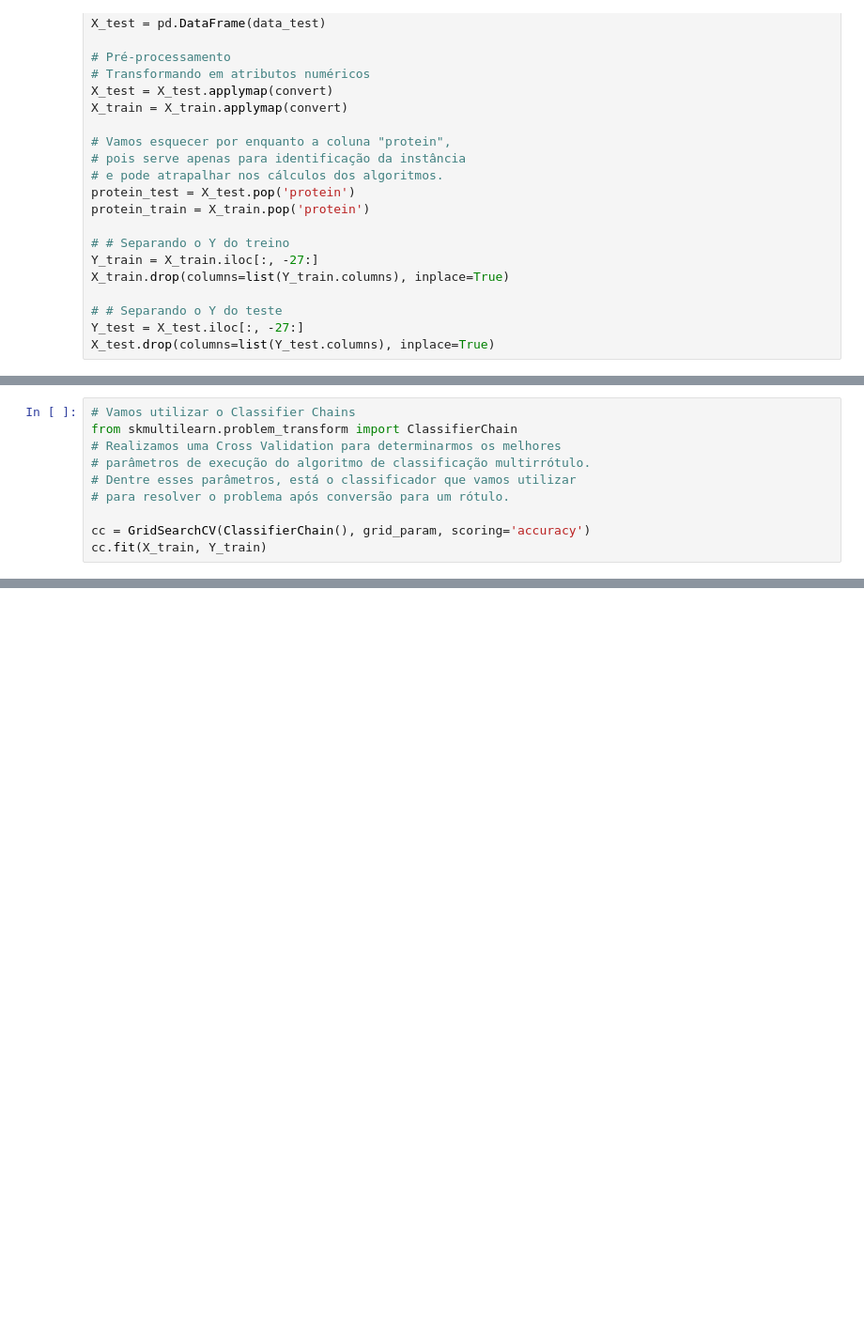
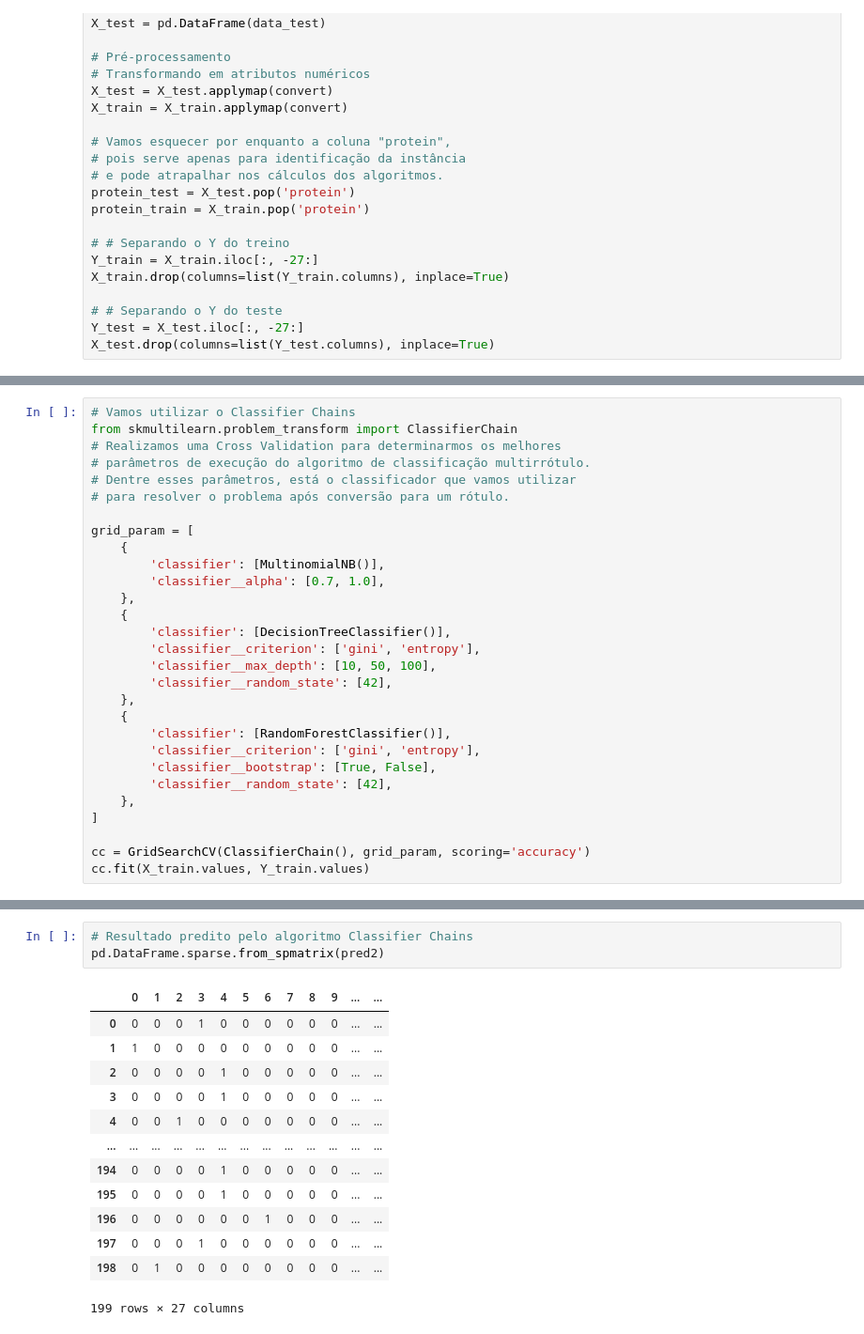
Before and after one commit to matheustmattioli/labelrizator-am2, a Jupyter notebook: genbase.ipynb, the cells around one changed output, grey strips where cells are left out. Shown at 94% size. Cells and saved outputs as stored; diff of their text form; blank space fills up the shorter version.

```diff
--- a/genbase.ipynb
+++ b/genbase.ipynb
@@ -195,5 +198,24 @@ from skmultilearn.problem_transform import ClassifierChain
 # Dentre esses parâmetros, está o classificador que vamos utilizar
 # para resolver o problema após conversão para um rótulo.
 
+grid_param = [
+    {
+        'classifier': [MultinomialNB()],
+        'classifier__alpha': [0.7, 1.0],
+    },
+    {
+        'classifier': [DecisionTreeClassifier()],
+        'classifier__criterion': ['gini', 'entropy'],
+        'classifier__max_depth': [10, 50, 100],
+        'classifier__random_state': [42],
+    },
+    {
+        'classifier': [RandomForestClassifier()],
+        'classifier__criterion': ['gini', 'entropy'],
+        'classifier__bootstrap': [True, False],
+        'classifier__random_state': [42],
+    },
+]
+
 cc = GridSearchCV(ClassifierChain(), grid_param, scoring='accuracy')
-cc.fit(X_train, Y_train)
+cc.fit(X_train.values, Y_train.values)
@@ -244,0 +375,17 @@ hamming_loss(Y_test, pred3)
+# %%
+# Resultado predito pelo algoritmo Classifier Chains
+pd.DataFrame.sparse.from_spmatrix(pred2)
+# %% [output]
+|  | 0 | 1 | 2 | 3 | 4 | 5 | 6 | 7 | 8 | 9 | ... | ... |
+| 0 | 0 | 0 | 0 | 1 | 0 | 0 | 0 | 0 | 0 | 0 | ... | ... |
+| 1 | 1 | 0 | 0 | 0 | 0 | 0 | 0 | 0 | 0 | 0 | ... | ... |
+| 2 | 0 | 0 | 0 | 0 | 1 | 0 | 0 | 0 | 0 | 0 | ... | ... |
+| 3 | 0 | 0 | 0 | 0 | 1 | 0 | 0 | 0 | 0 | 0 | ... | ... |
+| 4 | 0 | 0 | 1 | 0 | 0 | 0 | 0 | 0 | 0 | 0 | ... | ... |
+| ... | ... | ... | ... | ... | ... | ... | ... | ... | ... | ... | ... | ... |
+| 194 | 0 | 0 | 0 | 0 | 1 | 0 | 0 | 0 | 0 | 0 | ... | ... |
+| 195 | 0 | 0 | 0 | 0 | 1 | 0 | 0 | 0 | 0 | 0 | ... | ... |
+| 196 | 0 | 0 | 0 | 0 | 0 | 0 | 1 | 0 | 0 | 0 | ... | ... |
+| 197 | 0 | 0 | 0 | 1 | 0 | 0 | 0 | 0 | 0 | 0 | ... | ... |
+| 198 | 0 | 1 | 0 | 0 | 0 | 0 | 0 | 0 | 0 | 0 | ... | ... |
+199 rows × 27 columns
```
Also changed, not shown: parts of 38 cells of this notebook, 1 other file.
